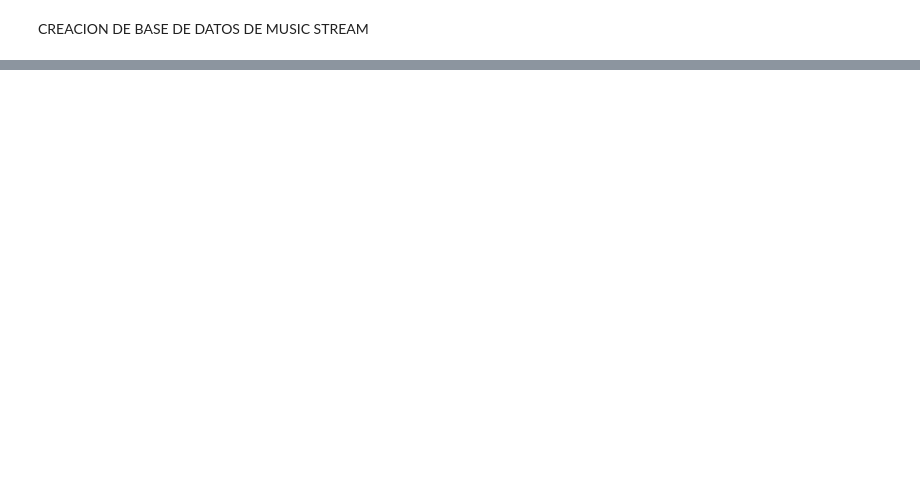
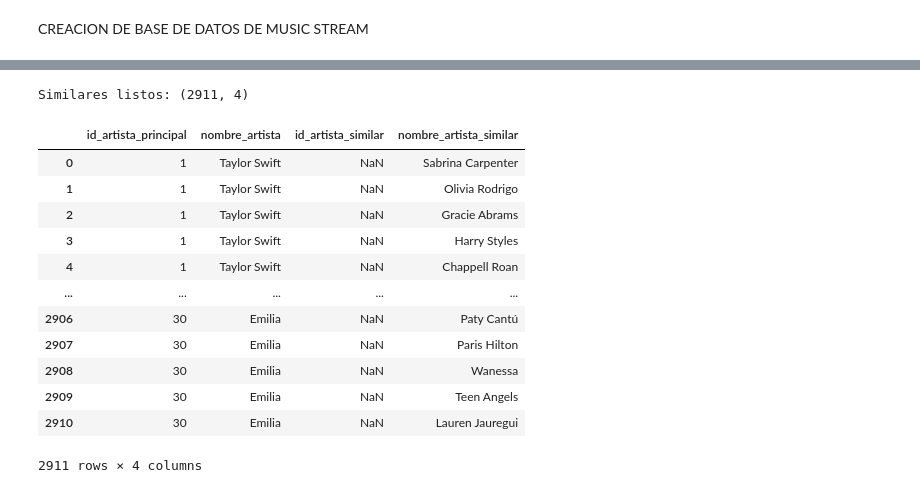
Before and after one commit to Sabri667/Proyecto_MusicStream_Promo_69_Modulo_2_Team_2, a Jupyter notebook: BBDD_MusicStream/BBDD_music_stream.ipynb, the cells around one changed output, grey strips where cells are left out. Cells and saved outputs as stored; diff of their text form; code cells hidden in the pictures; blank space fills up the shorter version.

```diff
--- a/BBDD_MusicStream/BBDD_music_stream.ipynb
+++ b/BBDD_MusicStream/BBDD_music_stream.ipynb
@@ -46,0 +181,46 @@ df_songs
+# %%
+#TABLA ARTISTAS_SIMILARES
+
+#Importar archivo .csv
+df_similares=pd.read_csv("artistas_similares.csv")
+
+#Normalizar
+df_similares['norm_art'] = df_similares['artista'].apply(normalizar)
+df_similares['norm_sim'] = df_similares['similar'].apply(normalizar)
+
+# Merge para artista principal (inner porque debe estar en la lista)
+df_similares = df_similares.merge(df_artistas[['norm', 'id_artista']], left_on='norm_art', right_on='norm', how='inner')
+df_similares.rename(columns={'id_artista': 'id_artista_principal'}, inplace=True)
+
+# Merge para similar (left join, puede no estar en la lista)
+df_similares = df_similares.merge(df_artistas[['norm', 'id_artista']],left_on='norm_sim', right_on='norm', how='left')
+df_similares.rename(columns={'id_artista': 'id_artista_similar'}, inplace=True)
+
+# Renombrar 'artista' a 'nombre_artista'
+df_similares.rename(columns={'artista': 'nombre_artista', 'similar': 'nombre_artista_similar'}, inplace=True)
+
+# Limpiar columnas temporales
+df_similares.drop(columns=['norm_art', 'norm_sim', 'norm_x', 'norm_y'], inplace=True, errors='ignore')
+
+# Reordenar columnas
+df_similares=df_similares[['id_artista_principal','nombre_artista','id_artista_similar','nombre_artista_similar']]
+
+print("Similares listos:", df_similares.shape)
+# %% [output]
+Similares listos: (2911, 4)
+# %%
+df_similares
+# %% [output]
+|  | id_artista_principal | nombre_artista | id_artista_similar | nombre_artista_similar |
+| 0 | 1 | Taylor Swift | NaN | Sabrina Carpenter |
+| 1 | 1 | Taylor Swift | NaN | Olivia Rodrigo |
+| 2 | 1 | Taylor Swift | NaN | Gracie Abrams |
+| 3 | 1 | Taylor Swift | NaN | Harry Styles |
+| 4 | 1 | Taylor Swift | NaN | Chappell Roan |
+| ... | ... | ... | ... | ... |
+| 2906 | 30 | Emilia | NaN | Paty Cantú |
+| 2907 | 30 | Emilia | NaN | Paris Hilton |
+| 2908 | 30 | Emilia | NaN | Wanessa |
+| 2909 | 30 | Emilia | NaN | Teen Angels |
+| 2910 | 30 | Emilia | NaN | Lauren Jauregui |
+2911 rows × 4 columns
```
Also changed, not shown: parts of 24 cells of this notebook.
